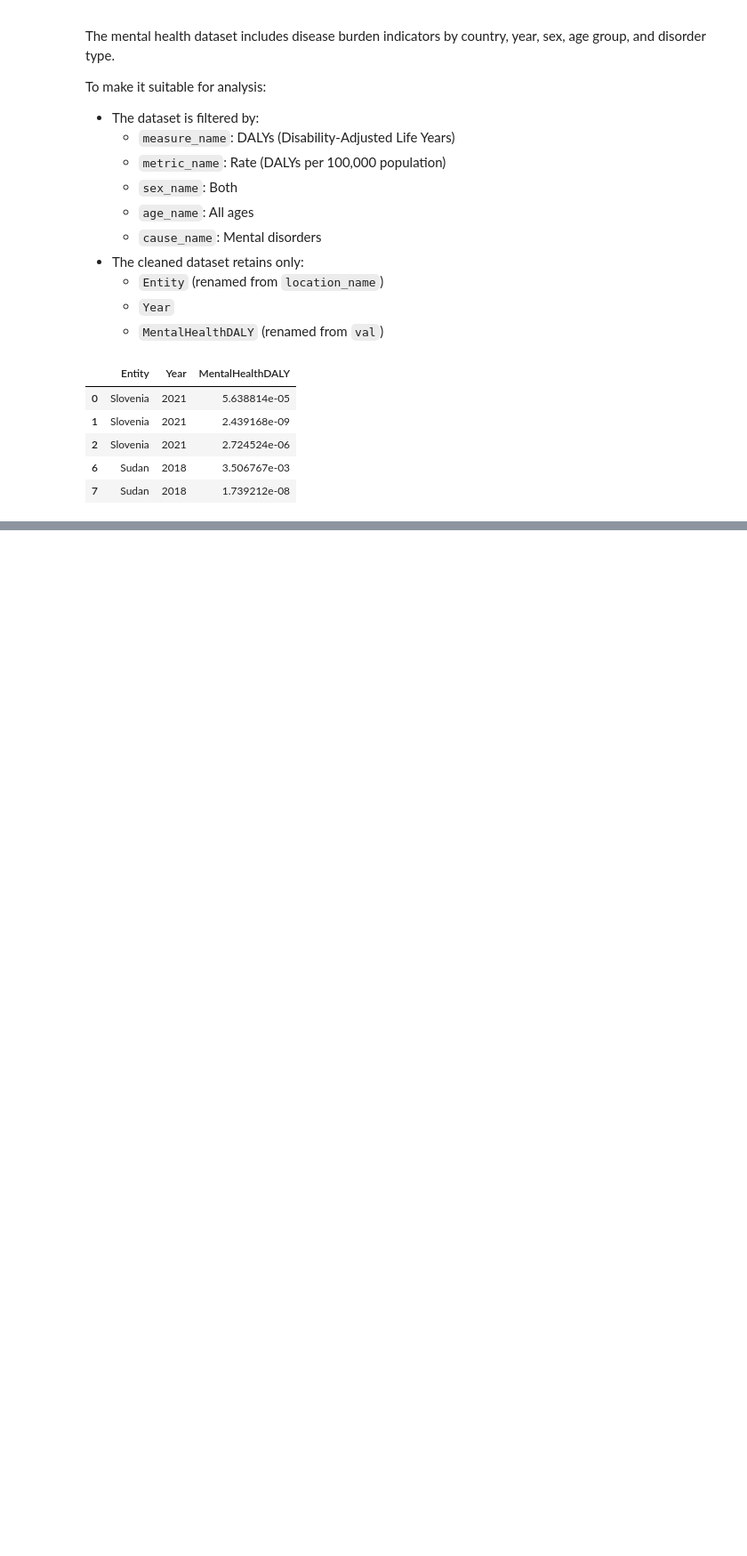
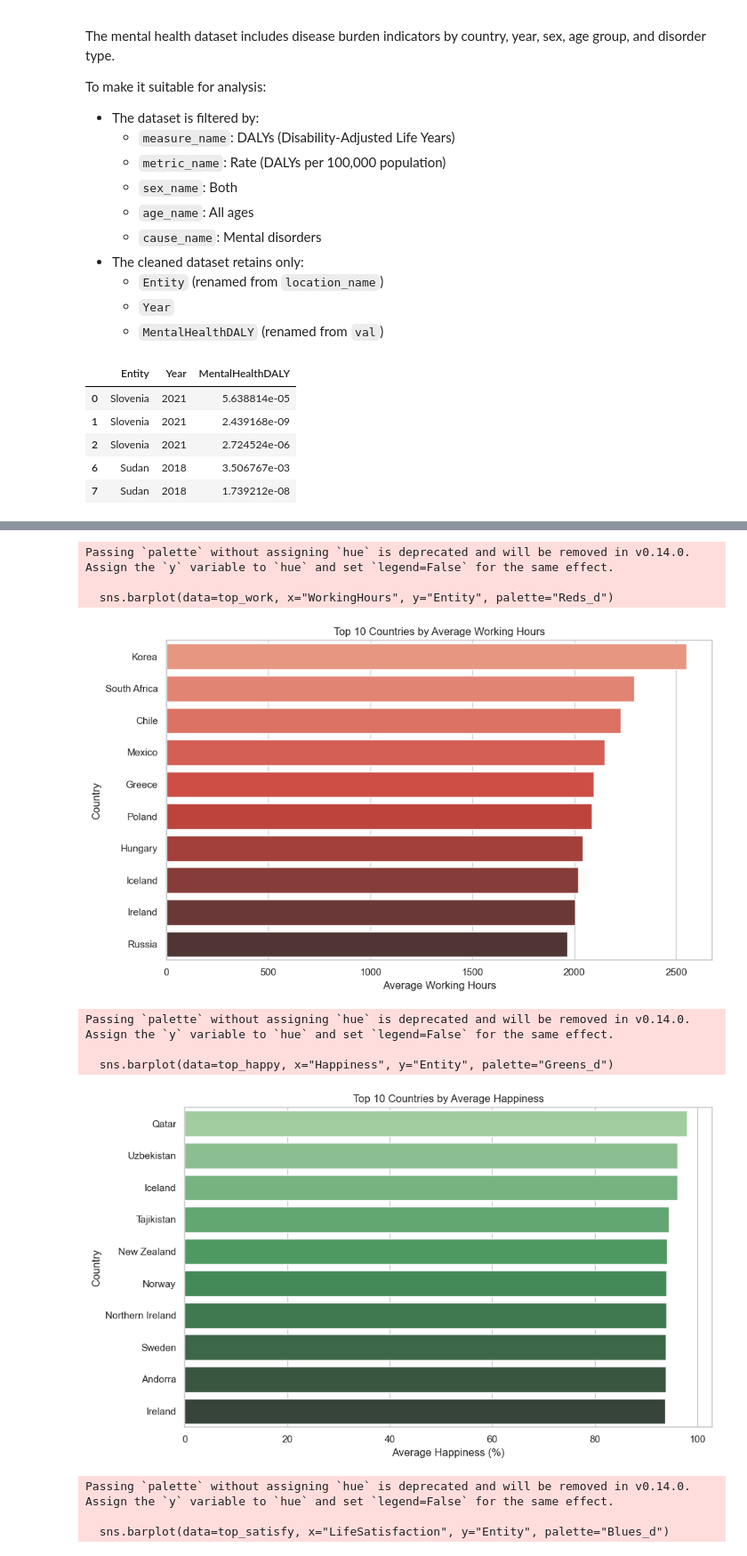
Before and after one commit to burcuekmekci/DSA210-Term-Project-Spring2025, a Jupyter notebook: termproject.ipynb, the cells around one changed output, grey strips where cells are left out. Shown at 89% size. Saved outputs shown, nothing was run; the diff lists cells and outputs as text; code cells hidden in the pictures; blank space fills up the shorter version.

Commit message:
eda: calculated and visualized country-level averages for four key variables

```diff
--- a/termproject.ipynb
+++ b/termproject.ipynb
@@ -231,0 +247,68 @@ df_mental_cleaned.to_csv('cleaned_data/mental_health_cleaned.csv', index=False)
+# %%
+import pandas as pd
+import matplotlib.pyplot as plt
+import seaborn as sns
+
+df_work_cleaned = pd.read_csv("cleaned_data/working_hours_cleaned.csv")
+df_happy_cleaned = pd.read_csv("cleaned_data/happiness_cleaned.csv")
+df_satisfy_cleaned = pd.read_csv("cleaned_data/life_satisfaction_cleaned.csv")
+df_mental_cleaned = pd.read_csv("cleaned_data/mental_health_cleaned.csv")
+
+df_work_avg = df_work_cleaned.groupby("Entity", as_index=False)["WorkingHours"].mean()
+df_happy_avg = df_happy_cleaned.groupby("Entity", as_index=False)["Happiness"].mean()
+df_satisfy_avg = df_satisfy_cleaned.groupby("Entity", as_index=False)["LifeSatisfaction"].mean()
+df_mental_avg = df_mental_cleaned.groupby("Entity", as_index=False)["MentalHealthDALY"].mean()
+
+sns.set(style="whitegrid")
+
+# Plot 1: Top 10 countries by Working Hours
+plt.figure(figsize=(10, 6))
+top_work = df_work_avg.sort_values(by="WorkingHours", ascending=False).head(10)
+sns.barplot(data=top_work, x="WorkingHours", y="Entity", palette="Reds_d")
+plt.title("Top 10 Countries by Average Working Hours")
+plt.xlabel("Average Working Hours")
+plt.ylabel("Country")
+plt.tight_layout()
+plt.show()
+
+# Plot 2: Top 10 countries by Happiness
+plt.figure(figsize=(10, 6))
+top_happy = df_happy_avg.sort_values(by="Happiness", ascending=False).head(10)
+sns.barplot(data=top_happy, x="Happiness", y="Entity", palette="Greens_d")
+plt.title("Top 10 Countries by Average Happiness")
+plt.xlabel("Average Happiness (%)")
+plt.ylabel("Country")
+plt.tight_layout()
+plt.show()
+
+# Plot 3: Top 10 countries by Life Satisfaction
+plt.figure(figsize=(10, 6))
+top_satisfy = df_satisfy_avg.sort_values(by="LifeSatisfaction", ascending=False).head(10)
+sns.barplot(data=top_satisfy, x="LifeSatisfaction", y="Entity", palette="Blues_d")
+plt.title("Top 10 Countries by Life Satisfaction")
+plt.xlabel("Life Satisfaction (%)")
+plt.ylabel("Country")
+plt.tight_layout()
+plt.show()
+
+# Plot 4: Top 10 countries by Mental Health DALY
+plt.figure(figsize=(10, 6))
+top_mental = df_mental_avg.sort_values(by="MentalHealthDALY", ascending=False).head(10)
+sns.barplot(data=top_mental, x="MentalHealthDALY", y="Entity", palette="Purples_d")
+plt.title("Top 10 Countries by Mental Health DALY (Higher = Worse)")
+plt.xlabel("Average DALYs per 100,000")
+plt.ylabel("Country")
+plt.tight_layout()
+plt.show()
+# %% [output]
+Passing `palette` without assigning `hue` is deprecated and will be removed in v0.14.0. Assign the `y` variable to `hue` and set `legend=False` for the same effect.
+
+  sns.barplot(data=top_work, x="WorkingHours", y="Entity", palette="Reds_d")
+[figure, added]
+Passing `palette` without assigning `hue` is deprecated and will be removed in v0.14.0. Assign the `y` variable to `hue` and set `legend=False` for the same effect.
+
+  sns.barplot(data=top_happy, x="Happiness", y="Entity", palette="Greens_d")
+[figure, added]
+Passing `palette` without assigning `hue` is deprecated and will be removed in v0.14.0. Assign the `y` variable to `hue` and set `legend=False` for the same effect.
+
+  sns.barplot(data=top_satisfy, x="LifeSatisfaction", y="Entity", palette="Blues_d")
```
Also changed, not shown: parts of 2 cells of this notebook.
